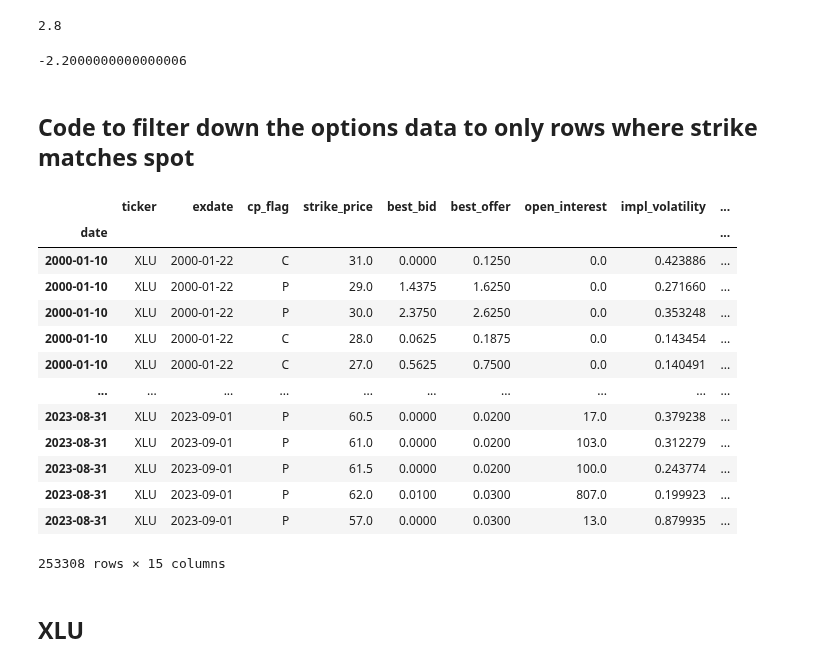
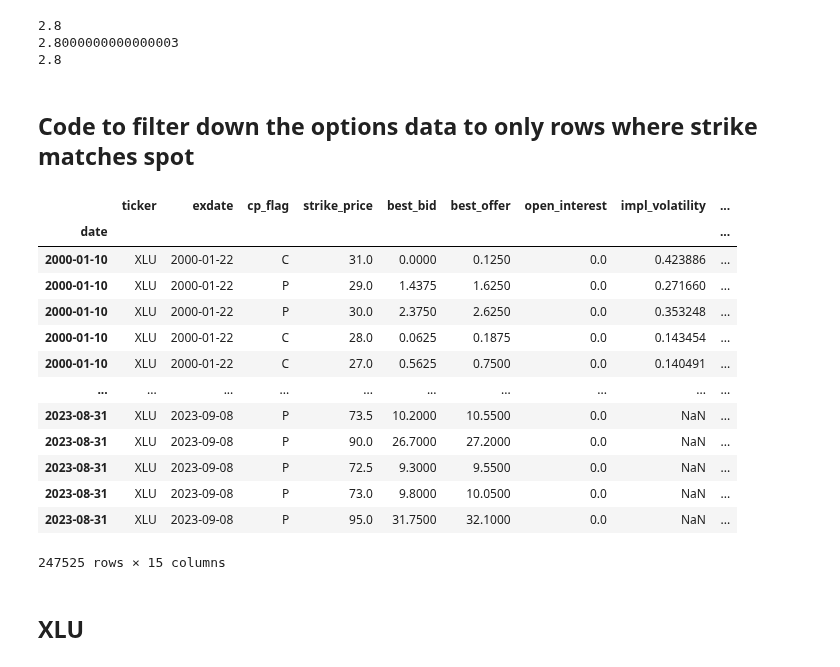
Before and after one commit to siruiliu-code/GARCH-X-Volatility-Modelling-with-Equity-Options-Trading, a Jupyter notebook: backtester.ipynb, the cells around one changed output. Cells and saved outputs as stored; diff of their text form; code cells hidden in the pictures.

```diff
--- a/backtester.ipynb
+++ b/backtester.ipynb
@@ -139,15 +156,31 @@ premiums = {
     'premium4': 0.95
 }
 
+# strikes = {
+#     "strike1": 400,
+#     "strike2": 450,
+#     "strike3": 550,
+#     "strike4": 600
+# }
+
+# premiums = {
+#     "premium1": 0.72,
+#     "premium2": 6.15,
+#     "premium3": 7.89,
+#     "premium4": 1.94
+# }
+
 expiry = "2024-12-31"
 
 ironcondor = IronCondor(direction="short", strikes=strikes, premiums=premiums, expiry=expiry)
 print(ironcondor.initial_cashflow())
-ironcondor.insert_spot(90)
-ironcondor.payoff()
+ironcondor.insert_spot(100)
+print(ironcondor.payoff())
+print(ironcondor.target_profit())
 # %% [output]
 2.8
+2.8000000000000003
+2.8
--2.2000000000000006
 # %% [markdown]
 ## Code to filter down the options data to only rows where strike matches spot
 # %%
@@ -192,28 +225,28 @@ ironcondor.payoff()
 # %%
 day_map = {0: "Monday", 1: "Tuesday", 2: "Wednesday", 3: "Thursday", 4: "Friday", 5: "Saturday", 6: "Sunday"}
 
 xlu_options = pd.read_hdf("data/etf_options_data.hf5", key="XLU")
 xlu_options = xlu_options.set_index("date")
 xlu_options["strike_price"] = xlu_options["strike_price"] / 1000
-xlu_filtered_options = xlu_options.groupby("date").apply(lambda x: x.query("exdate == exdate.min()")).reset_index(level=0, drop=True)
+xlu_filtered_options = xlu_options.groupby("date").apply(lambda x: x.query("exdate == exdate.max()")).reset_index(level=0, drop=True)
 xlu_filtered_options["day"] = xlu_filtered_options.index.weekday.map(day_map)
 xlu_filtered_options["ex_day"] = xlu_filtered_options["exdate"].dt.weekday.map(day_map)
 xlu_filtered_options
 # %% [output]
 |  | ticker | exdate | cp_flag | strike_price | best_bid | best_offer | open_interest | impl_volatility | ... |
 | date |  |  |  |  |  |  |  |  | ... |
 | 2000-01-10 | XLU | 2000-01-22 | C | 31.0 | 0.0000 | 0.1250 | 0.0 | 0.423886 | ... |
 | 2000-01-10 | XLU | 2000-01-22 | P | 29.0 | 1.4375 | 1.6250 | 0.0 | 0.271660 | ... |
 | 2000-01-10 | XLU | 2000-01-22 | P | 30.0 | 2.3750 | 2.6250 | 0.0 | 0.353248 | ... |
 | 2000-01-10 | XLU | 2000-01-22 | C | 28.0 | 0.0625 | 0.1875 | 0.0 | 0.143454 | ... |
 | 2000-01-10 | XLU | 2000-01-22 | C | 27.0 | 0.5625 | 0.7500 | 0.0 | 0.140491 | ... |
 | ... | ... | ... | ... | ... | ... | ... | ... | ... | ... |
-| 2023-08-31 | XLU | 2023-09-01 | P | 60.5 | 0.0000 | 0.0200 | 17.0 | 0.379238 | ... |
-| 2023-08-31 | XLU | 2023-09-01 | P | 61.0 | 0.0000 | 0.0200 | 103.0 | 0.312279 | ... |
-| 2023-08-31 | XLU | 2023-09-01 | P | 61.5 | 0.0000 | 0.0200 | 100.0 | 0.243774 | ... |
-| 2023-08-31 | XLU | 2023-09-01 | P | 62.0 | 0.0100 | 0.0300 | 807.0 | 0.199923 | ... |
-| 2023-08-31 | XLU | 2023-09-01 | P | 57.0 | 0.0000 | 0.0300 | 13.0 | 0.879935 | ... |
+| 2023-08-31 | XLU | 2023-09-08 | P | 73.5 | 10.2000 | 10.5500 | 0.0 | NaN | ... |
+| 2023-08-31 | XLU | 2023-09-08 | P | 90.0 | 26.7000 | 27.2000 | 0.0 | NaN | ... |
+| 2023-08-31 | XLU | 2023-09-08 | P | 72.5 | 9.3000 | 9.5500 | 0.0 | NaN | ... |
+| 2023-08-31 | XLU | 2023-09-08 | P | 73.0 | 9.8000 | 10.0500 | 0.0 | NaN | ... |
+| 2023-08-31 | XLU | 2023-09-08 | P | 95.0 | 31.7500 | 32.1000 | 0.0 | NaN | ... |
-253308 rows × 15 columns
+247525 rows × 15 columns
 # %% [markdown]
 ## XLU
 # %% [markdown]
```
Also changed, not shown: parts of 23 cells of this notebook, 3 other files.
